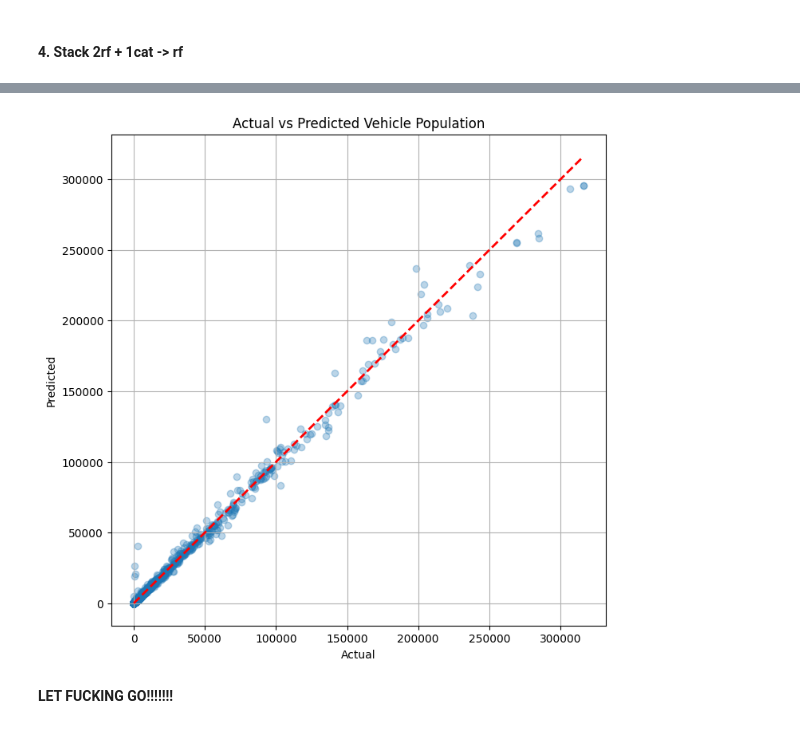
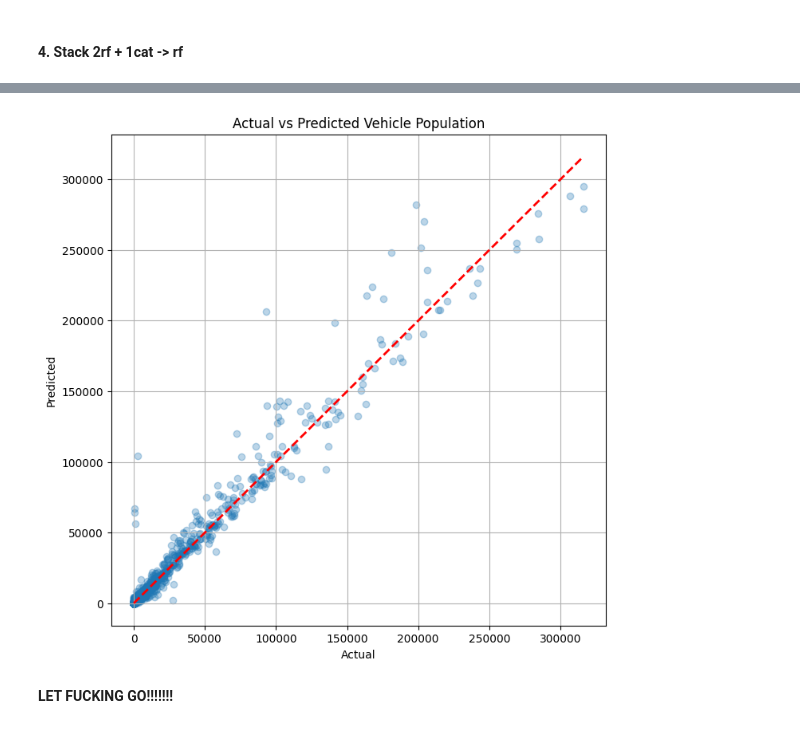
Before and after one commit to hiitsmocha/rice-datathon-2025, a Jupyter notebook: EDA.ipynb, the cells around one changed output, grey strips where cells are left out. Cells and saved outputs as stored; diff of their text form; code cells hidden in the pictures.

```diff
--- a/EDA.ipynb
+++ b/EDA.ipynb
@@ -244,7 +244,7 @@ Vehicle Category_P                                   0
 # Train Random Forest model
 
 random_forest_model = RandomForestRegressor(random_state=28)
-random_forest_model.fit(X_train, y_train)
+random_forest_model.fit(X_train_full, y_train_full)
 # %% [output]
 RandomForestRegressor(random_state=28)
 # %%
@@ -514,11 +522,11 @@ param_grid = {
     "verbose": [False]  # Disable verbose output during grid search
 }
 # %%
-X_train_cat = X_train.copy()
+X_train_cat = X_train_full.copy()
 X_test_cat = X_test.copy()
 # Define categorical columns
 categorical_cols = list(X_train_cat.columns)
 # Convert all columns to string
 X_train_cat[categorical_cols] = X_train_cat[categorical_cols].astype(str)
 X_test_cat[categorical_cols] = X_test_cat[categorical_cols].astype(str)
-X_train_cat[categorical_cols] = X_train_cat[categorical_cols].astype(str)
+y_test_cat = y_test.copy()
@@ -572,13 +540,5 @@ best_catboost_model = CatBoostRegressor(
     # verbose=3  # Enable verbose output for training
 )
 
-best_catboost_model.fit(X_train_cat, y_train, cat_features=categorical_cols)
-
-# Predictions
-catboost_preds = best_catboost_model.predict(X_test_cat)
-
-# Evaluate
-from sklearn.metrics import mean_squared_error
-catboost_rmse = np.sqrt(mean_squared_error(y_test, catboost_preds))
-print(f"CatBoost RMSE: {catboost_rmse}")
+best_catboost_model.fit(X_train_cat, y_train_full, cat_features=categorical_cols)
 # %% [output]
@@ -898,8 +879,8 @@ R-squared (R2): 0.9561748482070743
 # %% [markdown]
 #### 3. 2 RF + 1 Catboost -> LR
 # %%
-# Train second Random Forest model with more trees
-rf_params = {'n_estimators': 500, 'min_samples_split': 5, 'min_samples_leaf': 1, 'max_features': 'sqrt', 'max_depth': None, 'bootstrap': False}
+# Train second Random Forest model with optimized parameters
+rf_params = {'bootstrap': False, 'max_depth': None, 'max_features': 'sqrt', 'min_samples_leaf': 1, 'min_samples_split': 5, 'n_estimators': 200}
 random_forest_model_2 = RandomForestRegressor(random_state=28, **rf_params)
 random_forest_model_2.fit(X_train, y_train)
 # %% [output]
@@ -985,45 +958,70 @@ R-squared (R2): 0.9667310101954927
 # %% [markdown]
 #### 4. Stack 2rf + 1cat -> rf
 # %%
-# Assuming CatBoost is already trained
-# Step 2: Generate predictions on the test set
-rf_preds_1 = random_forest_model.predict(X_test)  # First Random Forest model
-rf_preds_2 = random_forest_model_2.predict(X_test)  # Second Random Forest model (with different hyperparameters)
-cb_preds = best_catboost_model.predict(X_test_cat)  # CatBoost predictions
+# Step 1: Train the base models
+# Step 2: Generate predictions on the train set
+rf_preds_1 = random_forest_model.predict(X_train)  # First Random Forest model
+rf_preds_2 = random_forest_model_2.predict(X_train)  # Second Random Forest model (with different hyperparameters)
+cb_preds = best_catboost_model.predict(X_train_cat)  # CatBoost predictions
 
 # Step 3: Stack the predictions from the base models
 
 """
-First, I try with 2 RF only. The result is good, with ~1788 RMSE. Then, I try with 3 models: 2 RF and 1 CatBoost. The result is better.
+First, I try with 2 RF only. The result is good, with ~3726 RMSE. Then, I try with 3 models: 2 RF and 1 CatBoost. The result is better.
 * Reason: The CatBoost model provides additional information that can help improve the predictions and can detect extreme case (the vehicle population is very small, which is <10).
 """
-# stacked_features = np.column_stack((rf_preds_1, rf_preds_2))
-stacked_features = np.column_stack((rf_preds_1, rf_preds_2, cb_preds))
+stacked_features_rf_only = np.column_stack((rf_preds_1, cb_preds))
+stacked_features_rf_cb = np.column_stack((rf_preds_1, rf_preds_2, cb_preds))
 
 # Step 4: Train the meta-model (Random Forest)
-meta_rf = RandomForestRegressor(random_state=28)
-meta_rf.fit(stacked_features, y_test)
+# RF only
+meta_rf_only = RandomForestRegressor(random_state=28)
+meta_rf_only.fit(stacked_features_rf_only, y_train)
+# RF + CatBoost
+meta_rf_cb = RandomForestRegressor(random_state=28)
+meta_rf_cb.fit(stacked_features_rf_cb, y_train)
 
 # Step 5: Make final predictions
-stacked_preds = meta_rf.predict(stacked_features)
+rf_preds_1_test = random_forest_model.predict(X_test)  # First Random Forest model
+rf_preds_2_test = random_forest_model_2.predict(X_test)  # Second Random Forest model (with different hyperparameters)
+cb_preds_test = best_catboost_model.predict(X_test_cat)  # CatBoost predictions
+
+stacked_features_rf_only_test = np.column_stack((rf_preds_1_test, rf_preds_2_test))
+stacked_features_rf_cb_test = np.column_stack((rf_preds_1_test, rf_preds_2_test, cb_preds_test))
+
+stacked_preds_rf_only_test = meta_rf_only.predict(stacked_features_rf_only_test)
+stacked_preds_rf_cb_test = meta_rf_cb.predict(stacked_features_rf_cb_test)
 
 # Step 6: Evaluate performance
-mae_stacked = mean_absolute_error(y_test, stacked_preds)
-rmse_stacked = np.sqrt(mean_squared_error(y_test, stacked_preds))
-print("Root Mean Squared Error (RMSE):", rmse_stacked)
+# RF only
+mae_stacked_rf_only = mean_absolute_error(y_test, stacked_preds_rf_only_test)
+rmse_stacked_rf_only = np.sqrt(mean_squared_error(y_test, stacked_preds_rf_only_test))
+r2_stacked_rf_only = r2_score(y_test, stacked_preds_rf_only_test)
+
+# RF + CatBoost
+mae_stacked_rf_cb = mean_absolute_error(y_test, stacked_preds_rf_cb_test)
+rmse_stacked_rf_cb = np.sqrt(mean_squared_error(y_test, stacked_preds_rf_cb_test))
+r2_stacked_rf_cb = r2_score(y_test, stacked_preds_rf_cb_test)
+
 # Print evaluation metrics
 print("*" * 50)
-print("TEST SET (Weighted Averaging with Two RF Models)")
-print(f"Mean Absolute Error (MAE): {mae_stacked}")
-print(f"Root Mean Squared Error (RMSE): {rmse_stacked}")
-print(f"R-squared (R2): {r2_stacked}")
+print("Model: Two RF Models ONLY")
+print(f"Mean Absolute Error (MAE): {mae_stacked_rf_only}")
+print(f"Root Mean Squared Error (RMSE): {rmse_stacked_rf_only}")
+print(f"R-squared (R2): {r2_stacked_rf_only}")
 
-# Step 5: Show predictions
-results_df = pd.DataFrame({'y_test': y_test, 'y_pred': stacked_preds})
+print("*" * 50)
+print("Model: Two RF Models + CatBoost")
+print(f"Mean Absolute Error (MAE): {mae_stacked_rf_cb}")
+print(f"Root Mean Squared Error (RMSE): {rmse_stacked_rf_cb}")
+print(f"R-squared (R2): {r2_stacked_rf_cb}")
+
+
+results_df = pd.DataFrame({'y_test': y_test, 'y_pred': stacked_preds_rf_cb_test})
 print(results_df)
 # Plot the actual vs predicted values
 plt.figure(figsize=(8, 8))
-plt.scatter(y_test, stacked_preds, alpha=0.3)
+plt.scatter(y_test, stacked_preds_rf_cb_test, alpha=0.3)
 plt.plot([y_test.min(), y_test.max()], [y_test.min(), y_test.max()], 'r--', lw=2)
 plt.xlabel('Actual')
 plt.ylabel('Predicted')
@@ -1031,4 +1029,8 @@ plt.title('Actual vs Predicted Vehicle Population')
 plt.grid(True)
 plt.show()
 results_df.to_csv('/Users/trongphan/Downloads/Rice_Datathon/rice-datathon-2025/output/results.csv', index=False)
+
+df_test_final = pd.read_excel('/Users/trongphan/Downloads/Rice_Datathon/rice-datathon-2025/data/scoring & submission format.xlsx')
+df_test_final['Vehicle Population Predicted'] = stacked_preds_rf_cb_test
+df_test_final.to_csv('/Users/trongphan/Downloads/Rice_Datathon/rice-datathon-2025/output/results.csv', index=False)
 # %% [output]
@@ -1055,4 +1054,4 @@ R-squared (R2): 0.9561748482070743
-[figure, old version]
+[figure, new version]
 # %% [markdown]
 **LET FUCKING GO!!!!!!!**
 # %% [markdown]
```
Also changed, not shown: parts of 12 cells of this notebook, 7 other files.
